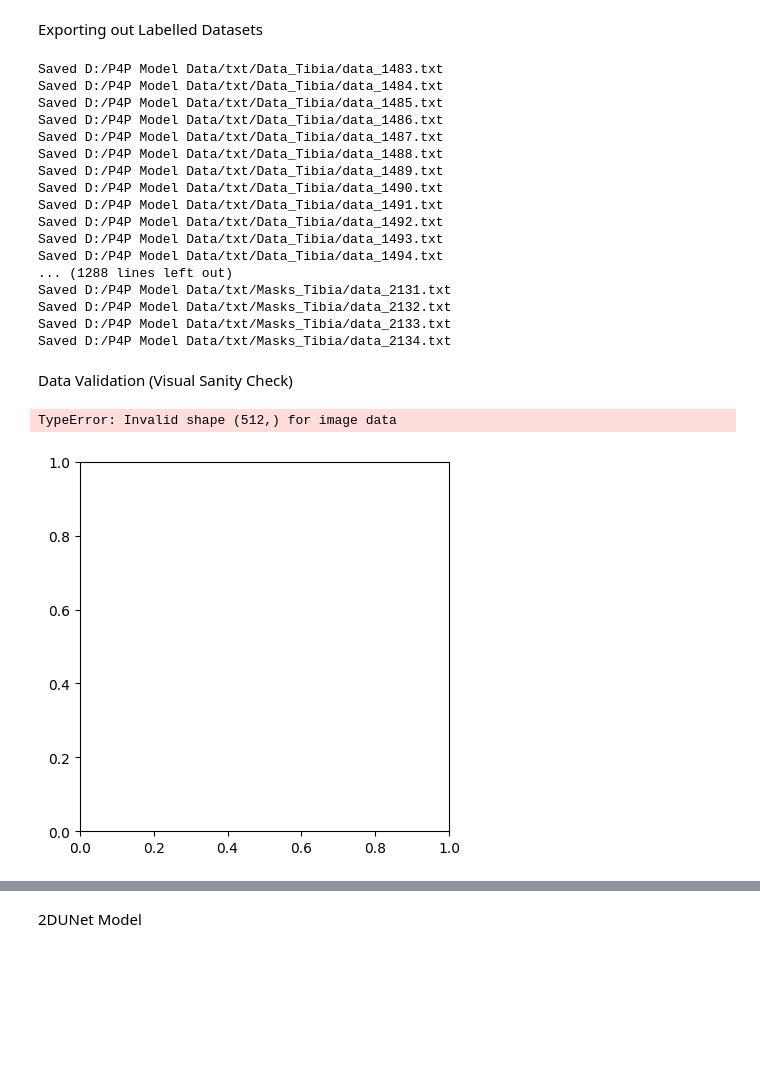
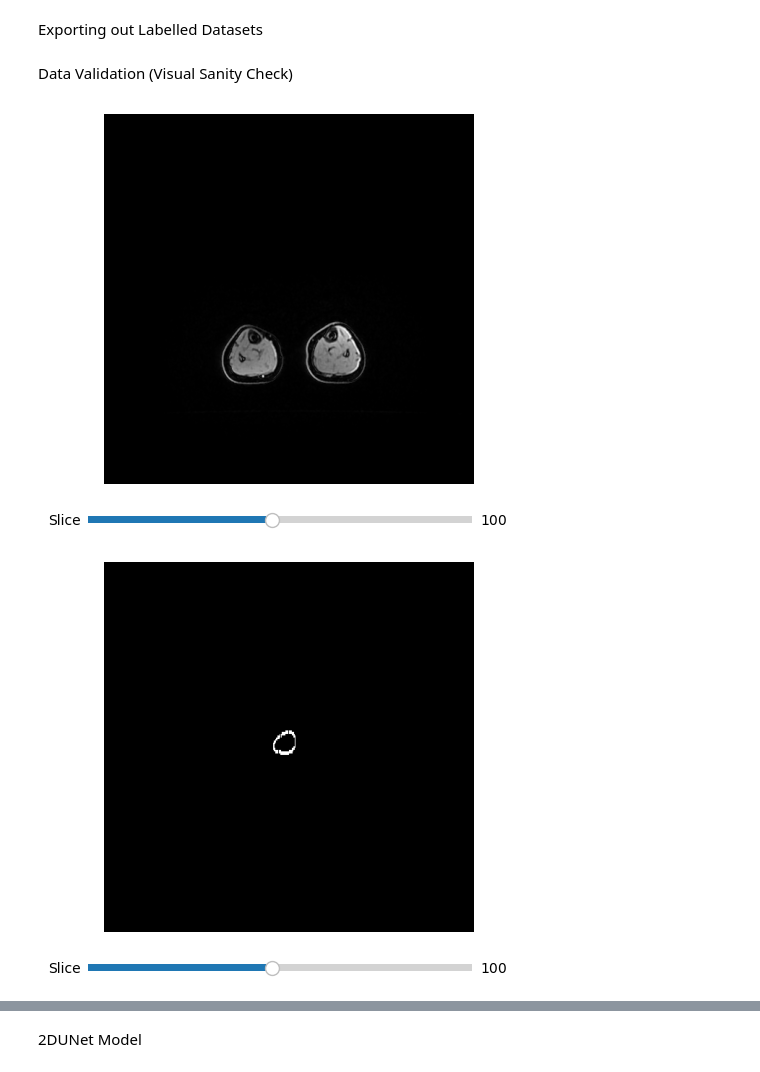
Before and after one commit to asif-jc/H-DenseUNet-CNN, a Jupyter notebook: main.ipynb, the cells around one changed output, grey strips where cells are left out. Saved outputs shown, nothing was run; the diff lists cells and outputs as text; code cells hidden in the pictures; blank space fills up the shorter version.

Commit message:
updated to the collab state

```diff
--- a/main.ipynb
+++ b/main.ipynb
@@ -38,10 +61,14 @@ print('-'*30)
 total_slices_raw_data = 1015
 DataOnlyAOI = True
 scans_path = 'D:/MRI - Tairawhiti'
-segmasks_fnames = ['8_R_tibia_12A', '9_R_tibia_11A', '10_R_tibia_13A']
-scan_data_folders = ['8_AutoBindWATER_450_12A', '9_AutoBindWATER_550_11A', '10_AutoBindWATER_450_13A']
+segmasks_fnames = ['1_R_tibia_15A']
+scan_data_folders = ['1_AutoBind_WaterWATER_450_15A']
 
 imgs_train, imgs_mask_train = preprocessing(scans_path, segmasks_fnames, scan_data_folders, total_slices_raw_data, DataOnlyAOI)
+
+#TEMP
+# imgs_train = imgs_train[70:80]
+# imgs_mask_train = imgs_mask_train[70:80]
 
 if (DataOnlyAOI == False):
     imgs_train = np.reshape(imgs_train, (len(scan_data_folders) * total_slices_raw_data, 512, 512))
@@ -85,40 +190,30 @@ Exporting out Labelled Datasets
 from writeout_dataset import WriteOutTextFile
 from writeout_dataset import WriteOutImagePNGFiles
 
-starting_slice = 1483
-save_directory_data_txt = 'D:/P4P Model Data/txt/Data_Tibia'
-save_directory_data_img = 'D:/P4P Model Data/img/Data'
-save_directory_mask_txt = 'D:/P4P Model Data/txt/Masks_Tibia'
-save_directory_mask_img = 'D:/P4P Model Data/img/Masks'
+translation = (55, 55)
+for i in range(len(imgs_mask_train)):
+    # print(imgs_mask_train[i].shape)
+    # print(imgs_train[i].shape)
+    imgs_mask_train[i] = adjust_mask_translation(imgs_mask_train[i], imgs_train[i], translation)
+
+starting_slice = 70
+save_directory_data_txt = 'D:/P4P Model Data/txt/Data_Tibia(Collab Sample)'
+# save_directory_data_img = 'D:/P4P Model Data/img/Data'
+save_directory_mask_txt = 'D:/P4P Model Data/txt/Mask_Tibia(Collab Sample)'
+# save_directory_mask_img = 'D:/P4P Model Data/img/Masks'
 
 WriteOutTextFile(imgs_train[:, :, :, 0], save_directory_data_txt, starting_slice)
-# WriteOutImagePNGFiles(imgs_train, save_directory_data_img)
+# # WriteOutImagePNGFiles(imgs_train, save_directory_data_img)
 
 WriteOutTextFile(imgs_mask_train[:, :, :, 0], save_directory_mask_txt, starting_slice)
-# WriteOutImagePNGFiles(imgs_mask_train, save_directory_mask_img)
+# # WriteOutImagePNGFiles(imgs_mask_train, save_directory_mask_img)
-# %% [output]
-Saved D:/P4P Model Data/txt/Data_Tibia/data_1483.txt
-Saved D:/P4P Model Data/txt/Data_Tibia/data_1484.txt
-Saved D:/P4P Model Data/txt/Data_Tibia/data_1485.txt
-Saved D:/P4P Model Data/txt/Data_Tibia/data_1486.txt
-Saved D:/P4P Model Data/txt/Data_Tibia/data_1487.txt
-Saved D:/P4P Model Data/txt/Data_Tibia/data_1488.txt
-Saved D:/P4P Model Data/txt/Data_Tibia/data_1489.txt
-Saved D:/P4P Model Data/txt/Data_Tibia/data_1490.txt
-Saved D:/P4P Model Data/txt/Data_Tibia/data_1491.txt
-Saved D:/P4P Model Data/txt/Data_Tibia/data_1492.txt
-Saved D:/P4P Model Data/txt/Data_Tibia/data_1493.txt
-Saved D:/P4P Model Data/txt/Data_Tibia/data_1494.txt
-... (1288 lines left out)
-Saved D:/P4P Model Data/txt/Masks_Tibia/data_2131.txt
-Saved D:/P4P Model Data/txt/Masks_Tibia/data_2132.txt
-Saved D:/P4P Model Data/txt/Masks_Tibia/data_2133.txt
-Saved D:/P4P Model Data/txt/Masks_Tibia/data_2134.txt
 # %% [markdown]
 Data Validation (Visual Sanity Check)
 # %%
 # Visualiser Tool Scan
-# temp = np.squeeze(imgs_train)
+temp = np.squeeze(imgs_train)
+current_slice = 100
+
 fig, ax = plt.subplots()
 current_slice = 100
 img = ax.imshow(temp[current_slice], cmap='gray')
@@ -129,33 +224,33 @@ ax_slider = plt.axes([0.2, 0.02, 0.6, 0.03])
 slider = Slider(ax_slider, 'Slice', 0, temp.shape[0] - 1, valinit=current_slice, valstep=1)
 
 def update_slice(val):
     current_slice = int(slider.val)
     img.set_data(temp[current_slice])
     fig.canvas.draw_idle()
 
 slider.on_changed(update_slice)
 
 plt.show()
 
 # Visualiser Tool Mask
-# temp = np.squeeze(imgs_mask_train)
+temp = np.squeeze(imgs_mask_train)
 fig, ax = plt.subplots()
 current_slice = 100
 img = ax.imshow(temp[current_slice], cmap='gray')
 ax.axis('off')
 
 # Configure the slider
 ax_slider = plt.axes([0.2, 0.02, 0.6, 0.03])
 slider = Slider(ax_slider, 'Slice', 0, temp.shape[0] - 1, valinit=current_slice, valstep=1)
 
 def update_slice(val):
     current_slice = int(slider.val)
     img.set_data(temp[current_slice])
     fig.canvas.draw_idle()
 
 slider.on_changed(update_slice)
 
 plt.show()
 # %% [output]
-TypeError: Invalid shape (512,) for image data
-[figure, old version]
+[figure, new version]
+[figure, added]
```
Also changed, not shown: parts of 18 cells of this notebook, 10 other files.
